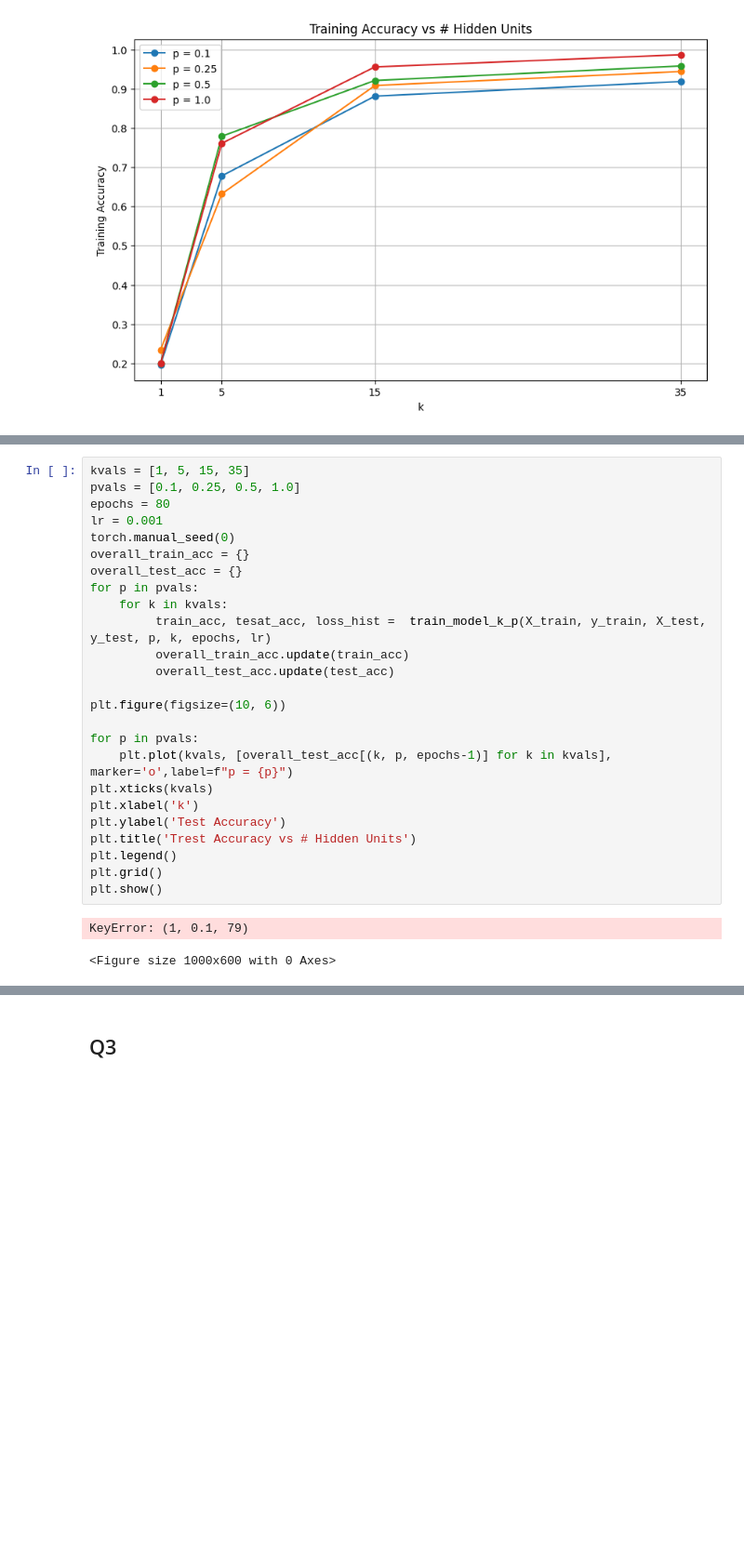
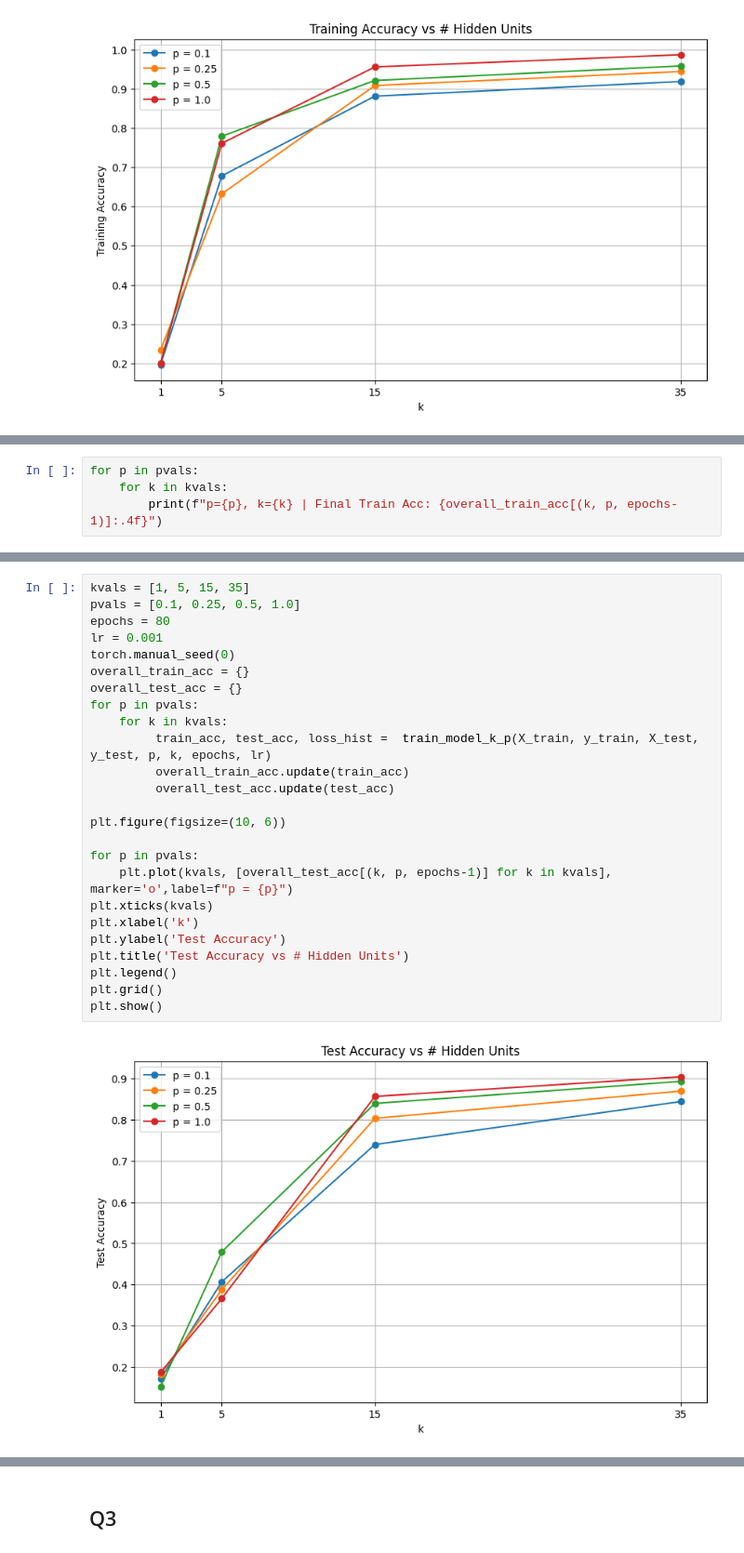
Before and after one commit to Vedant2100/w26, a Jupyter notebook: hw3.ipynb, the cells around one changed output, grey strips where cells are left out. Shown at 93% size. Saved outputs shown, nothing was run; the diff lists cells and outputs as text; blank space fills up the shorter version.

```diff
--- a/hw3.ipynb
+++ b/hw3.ipynb
@@ -269,0 +336,4 @@ plt.show()
+# %%
+for p in pvals:
+    for k in kvals:
+        print(f"p={p}, k={k} | Final Train Acc: {overall_train_acc[(k, p, epochs-1)]:.4f}")
@@ -276,28 +363,27 @@ plt.show()
 # %%
 kvals = [1, 5, 15, 35]
 pvals = [0.1, 0.25, 0.5, 1.0]
 epochs = 80
 lr = 0.001
 torch.manual_seed(0)
 overall_train_acc = {}
 overall_test_acc = {}
 for p in pvals:
     for k in kvals:
-         train_acc, tesat_acc, loss_hist =  train_model_k_p(X_train, y_train, X_test, y_test, p, k, epochs, lr)
+         train_acc, test_acc, loss_hist =  train_model_k_p(X_train, y_train, X_test, y_test, p, k, epochs, lr)
          overall_train_acc.update(train_acc)
          overall_test_acc.update(test_acc)
 
 plt.figure(figsize=(10, 6))
 
 for p in pvals:
     plt.plot(kvals, [overall_test_acc[(k, p, epochs-1)] for k in kvals], marker='o',label=f"p = {p}")
 plt.xticks(kvals)
 plt.xlabel('k')
 plt.ylabel('Test Accuracy')
-plt.title('Trest Accuracy vs # Hidden Units')
+plt.title('Test Accuracy vs # Hidden Units')
 plt.legend()
 plt.grid()
 plt.show()
 # %% [output]
-KeyError: (1, 0.1, 79)
-<Figure size 1000x600 with 0 Axes>
+[figure, added]
```
Also changed, not shown: parts of 26 cells of this notebook.
